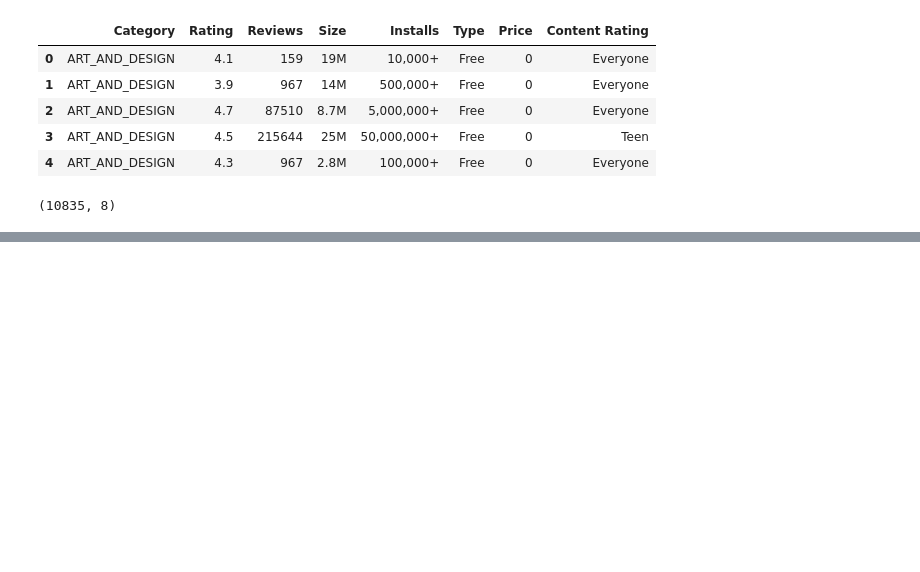
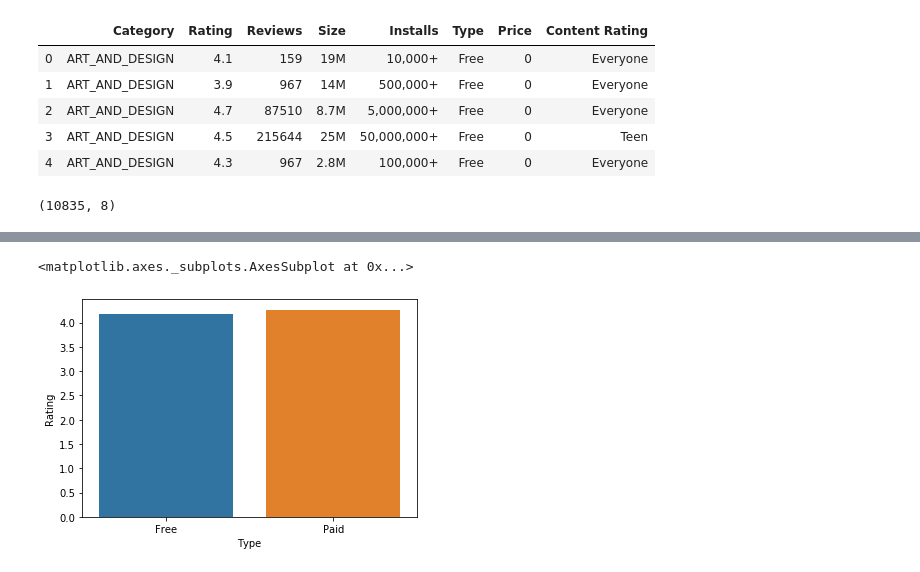
Before and after one commit to suhasmaddali/Google-Play-Store-Genre-Prediction, a Jupyter notebook: Google playstore genre prediction-2-3-3.ipynb, the cells around one changed output, grey strips where cells are left out. Drawn from its saved outputs; the diff is of its cells as text; code cells hidden in the pictures; blank space fills up the shorter version.

```diff
--- a/Google playstore genre prediction-2-3-3.ipynb
+++ b/Google playstore genre prediction-2-3-3.ipynb
@@ -327,0 +345,5 @@ df.shape
+# %%
+sns.barplot(y = df.groupby('Type').mean()['Rating'], x = df.groupby('Type').mean()['Rating'].index)
+# %% [output]
+<matplotlib.axes._subplots.AxesSubplot at 0x...>
+[figure, added]
```
Also changed, not shown: parts of 53 cells of this notebook.
